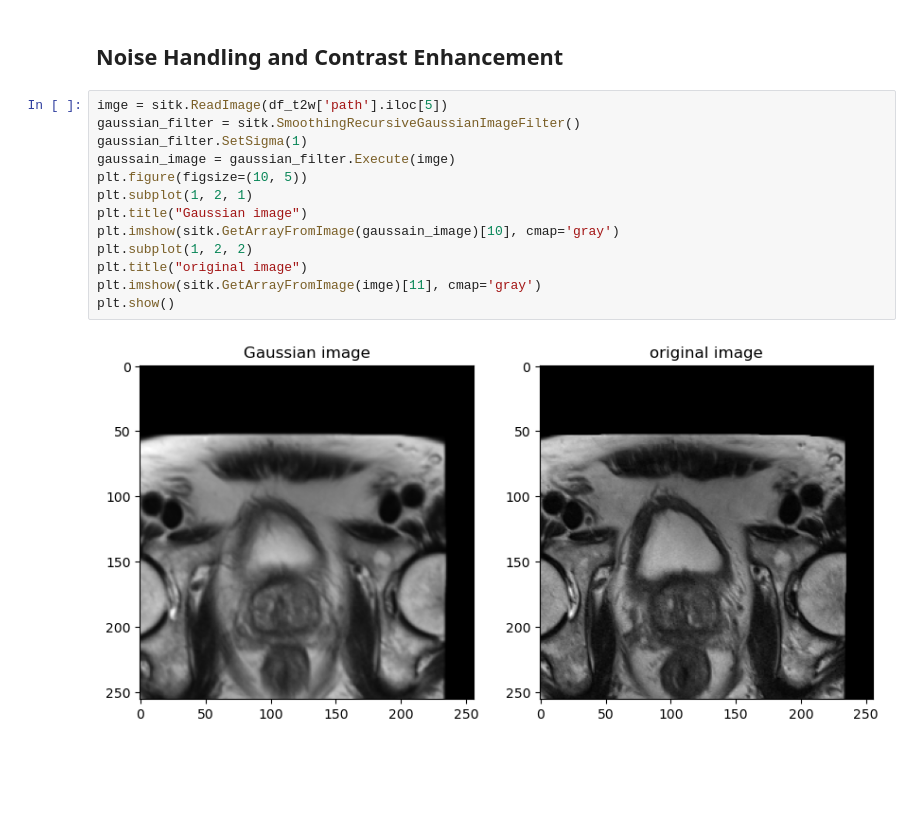
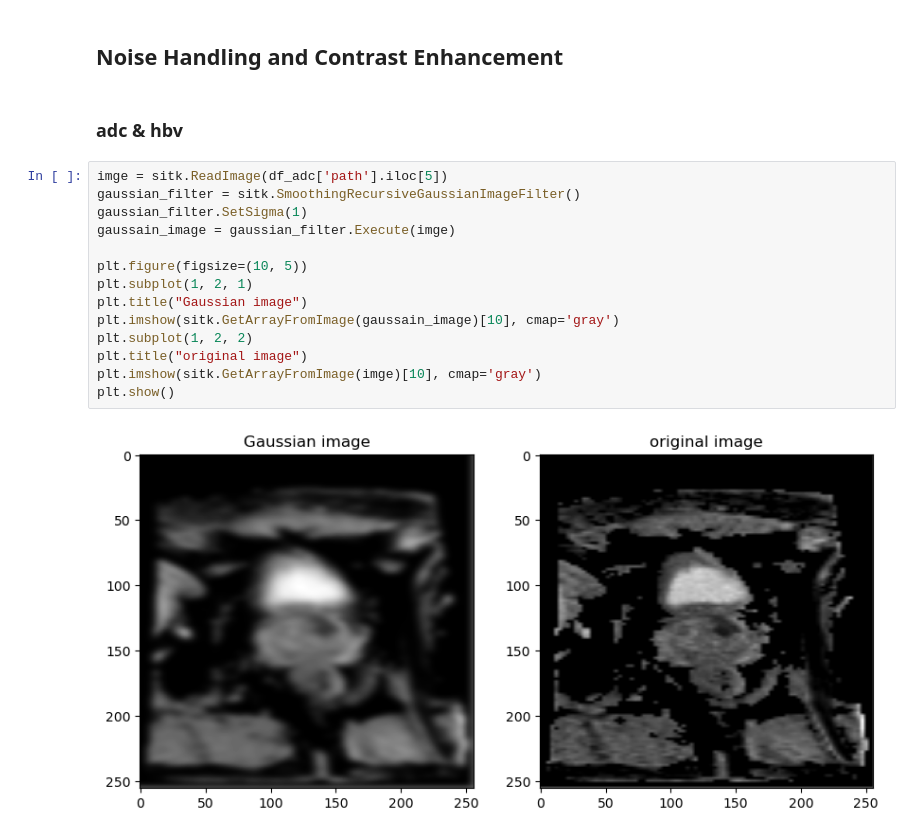
Before and after one commit to Mehrdadt1999/MRI_Preprocessing, a Jupyter notebook: Part2/MRI_preprocessing_part2.ipynb, the cells around one changed output. Cells and saved outputs as stored; diff of their text form; blank space fills up the shorter version.

```diff
--- a/Part2/MRI_preprocessing_part2.ipynb
+++ b/Part2/MRI_preprocessing_part2.ipynb
@@ -251,18 +243,21 @@ imge.GetSize()
 (256, 256, 21)
 # %% [markdown]
 ## Noise Handling and Contrast Enhancement
+# %% [markdown]
+### adc & hbv
 # %%
-imge = sitk.ReadImage(df_t2w['path'].iloc[5])
+imge = sitk.ReadImage(df_adc['path'].iloc[5])
 gaussian_filter = sitk.SmoothingRecursiveGaussianImageFilter()
 gaussian_filter.SetSigma(1)
 gaussain_image = gaussian_filter.Execute(imge)
+
 plt.figure(figsize=(10, 5))
 plt.subplot(1, 2, 1)
 plt.title("Gaussian image")
 plt.imshow(sitk.GetArrayFromImage(gaussain_image)[10], cmap='gray')
 plt.subplot(1, 2, 2)
 plt.title("original image")
-plt.imshow(sitk.GetArrayFromImage(imge)[11], cmap='gray')
+plt.imshow(sitk.GetArrayFromImage(imge)[10], cmap='gray')
 plt.show()
 # %% [output]
-[figure, old version]
+[figure, new version]
```
Also changed, not shown: parts of 22 cells of this notebook, 2 other files.
